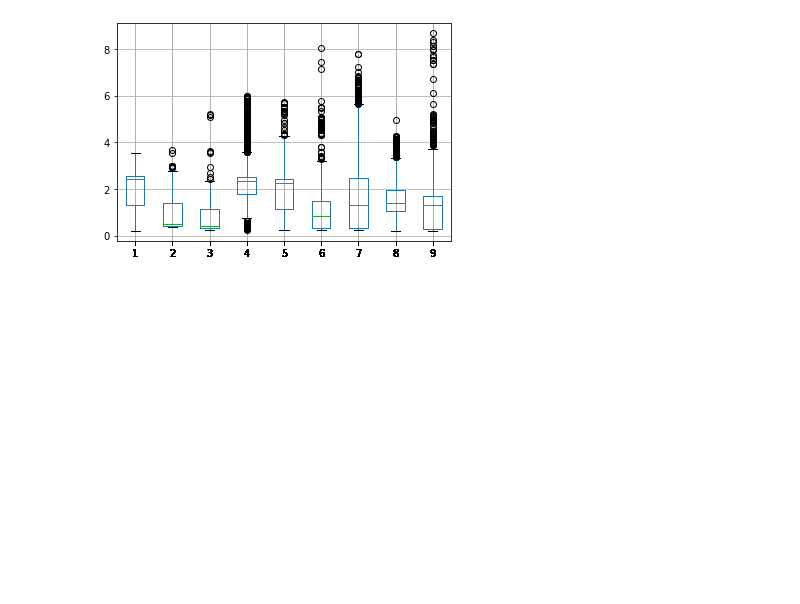
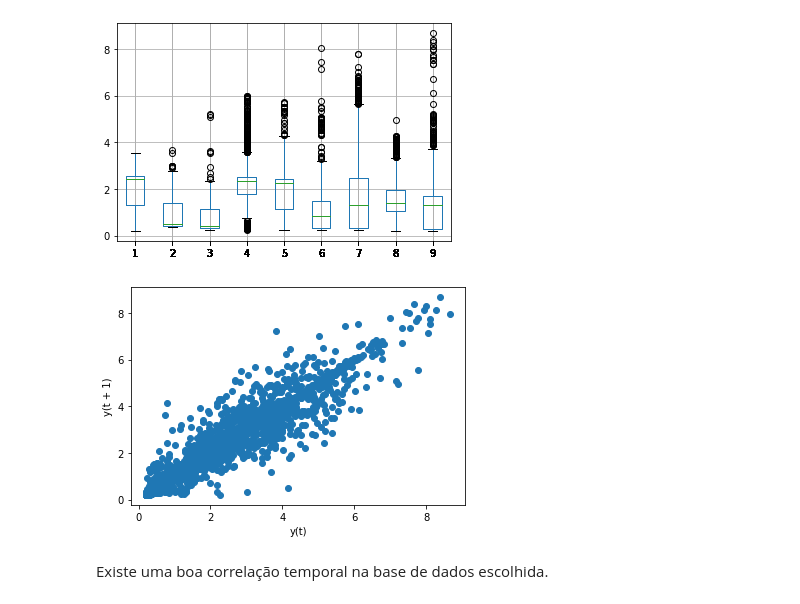
Before and after one commit to Gunisalvo/ppget-aprendizado-de-maquinas, a Jupyter notebook: demand_response.ipynb, the cells around one changed output. Saved outputs shown, nothing was run; the diff lists cells and outputs as text; code cells hidden in the pictures; blank space fills up the shorter version.

```diff
--- a/demand_response.ipynb
+++ b/demand_response.ipynb
@@ -57,3 +57,10 @@ plt.pyplot.xticks(series.index.day, list(series.index.day))
 plt.pyplot.show()
 # %% [output]
 [figure]
+# %%
+pd.plotting.lag_plot(series)
+plt.pyplot.show()
+# %% [output]
+[figure, added]
+# %% [markdown]
+Existe uma boa correlação temporal na base de dados escolhida.
```
